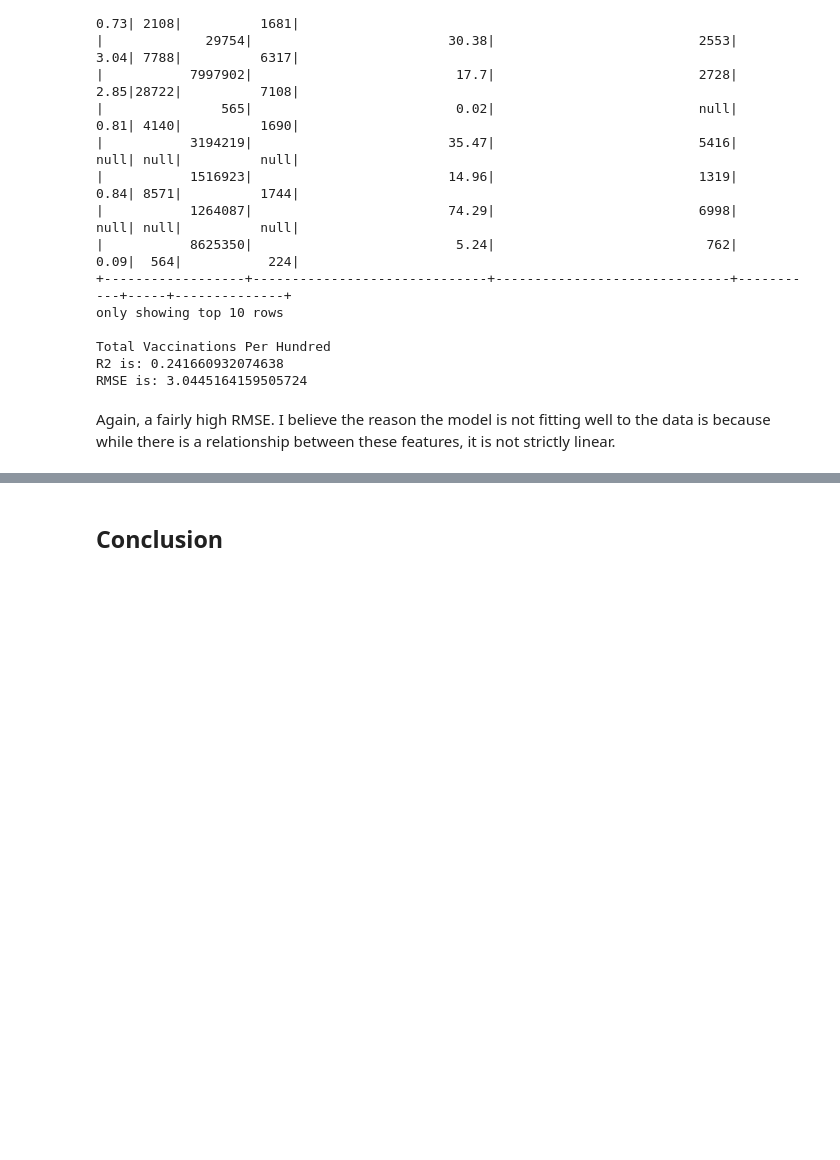
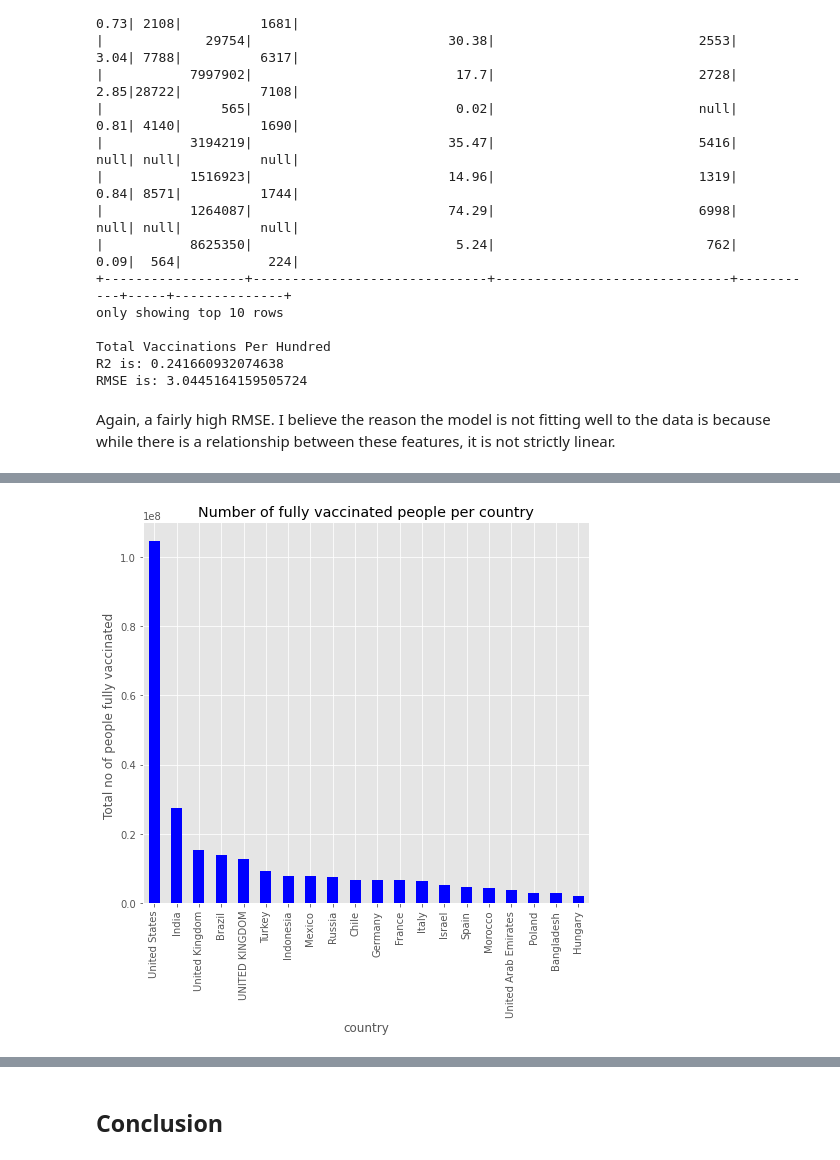
Before and after one commit to johnsona9726/Deep-Learning-Team-9, a Jupyter notebook: DL_project.ipynb, the cells around one changed output, grey strips where cells are left out. Cells and saved outputs as stored; diff of their text form; code cells hidden in the pictures; blank space fills up the shorter version.

```diff
--- a/DL_project.ipynb
+++ b/DL_project.ipynb
@@ -710,2 +708,94 @@ Daily Vaccinations Per Million with Life Expectancy
 R2 is: 0.5492317848606518
 RMSE is: 2.010296099081658
+# %%
+import pandas as pd
+import numpy as np
+import matplotlib.pyplot as plt
+import seaborn as sns
+from contextlib import redirect_stdout
+import matplotlib.dates as mdates
+
+# Global covid-19 vaccination distribution
+data = pd.read_csv('country_vaccinations.csv')
+print(data['country'].nunique())
+
+#GDP data set
+data1=pd.read_csv('GDP_1.csv')
+
+# check for null values
+nulls = data.isnull().sum()
+nulls[nulls > 0]
+print(nulls[nulls > 0])
+
+#printing info
+print(data.info)
+
+#printing shape
+print(data.shape)
+
+#how many countries are present in the dataset
+print(data['country'].nunique())
+
+#total count of unique values of top 20 elements in descending order
+print(data['country'].value_counts().head(195))
+
+#"England" "Wales" , "Scotland" , "Northern Ireland" all country are the part of the United kingdom so replace these countries with United_Kingdom.
+rename_UNITED_KINGDOM = ["England" , "Wales" , "Scotland" , "Northern Island"]
+
+for i in rename_UNITED_KINGDOM:
+
+    data["country"] = data["country"].str.replace(i ,"UNITED KINGDOM")
+
+# plot between total no. of people vaccinated and no. of people vaccinated per country
+plt.figure(figsize=(8, 7))
+sorted_data = data.groupby("country").people_fully_vaccinated.agg("max").sort_values(ascending = False)
+sorted_data[sorted_data> 2000000].plot.bar(color = "blue")
+plt.ylabel("Total no of people fully vaccinated ")
+plt.title("Number of fully vaccinated people per country")
+sns.set_style("whitegrid")
+plt.show()
+
+#Which vaccines are used by which country
+print(pd.DataFrame(data.groupby("country")[["vaccines"]].max()))
+
+#printing result of which vaccines are used by which country into a text document
+with open('file.txt', 'w') as f:
+    with redirect_stdout(f):
+        print(pd.DataFrame(data.groupby("country")[["vaccines"]].max()))
+f.close()
+
+#Most recent data of all the unique countries from the  dataset
+data1_max_year = data1.groupby(['Country'])['Year'].max().reset_index()
+print(data1_max_year)
+
+#Join back to iteself to get the latest year available in economic data
+data1_max = data1.merge(data1_max_year,how='inner',on=['Country','Year'])
+
+#Join to main dataset
+data_data1 = data.merge(data1_max,how='left',left_on='country',right_on='Country')
+print(data_data1.head())
+
+#Continent plot
+graph = sns.lineplot(data=data_data1.sort_values(by="date"), x="date", y="people_fully_vaccinated_per_hundred",hue='continent')
+graph.xaxis.set_major_locator(mdates.DayLocator(interval = 2))
+plt.xticks(rotation = 45)
+
+plt.show()
+
+#GDP plot
+plt.figure(figsize=(8, 7))
+data_data1['gdp_grp'] = pd.qcut(data_data1['gdp'],q=8)
+graph = sns.lineplot(data=data_data1.sort_values(by="date"), x="date", y="people_fully_vaccinated_per_hundred",hue='gdp_grp')
+graph.xaxis.set_major_locator(mdates.DayLocator(interval = 7))
+plt.xticks(rotation = 45)
+plt.show()
+
+#Top 10 GDP countries in the world vaccination rates
+plt.figure(figsize=(20,5))
+graph = sns.lineplot(data=data_data1[data_data1['country'].isin(['United Kingdom','Indonesia','Brazil','Russia','Germany','Japan','India','United States','China'])]
+                     .sort_values(by="date"), x="date", y="people_fully_vaccinated_per_hundred",hue='country')
+graph.xaxis.set_major_locator(mdates.DayLocator(interval = 5))
+plt.xticks(rotation = 45)
+
+plt.show()
+# %% [output]
@@ -711,0 +819 @@ RMSE is: 2.010296099081658
+[figure, added]
```
Also changed, not shown: parts of 7 cells of this notebook, 1 other file.
